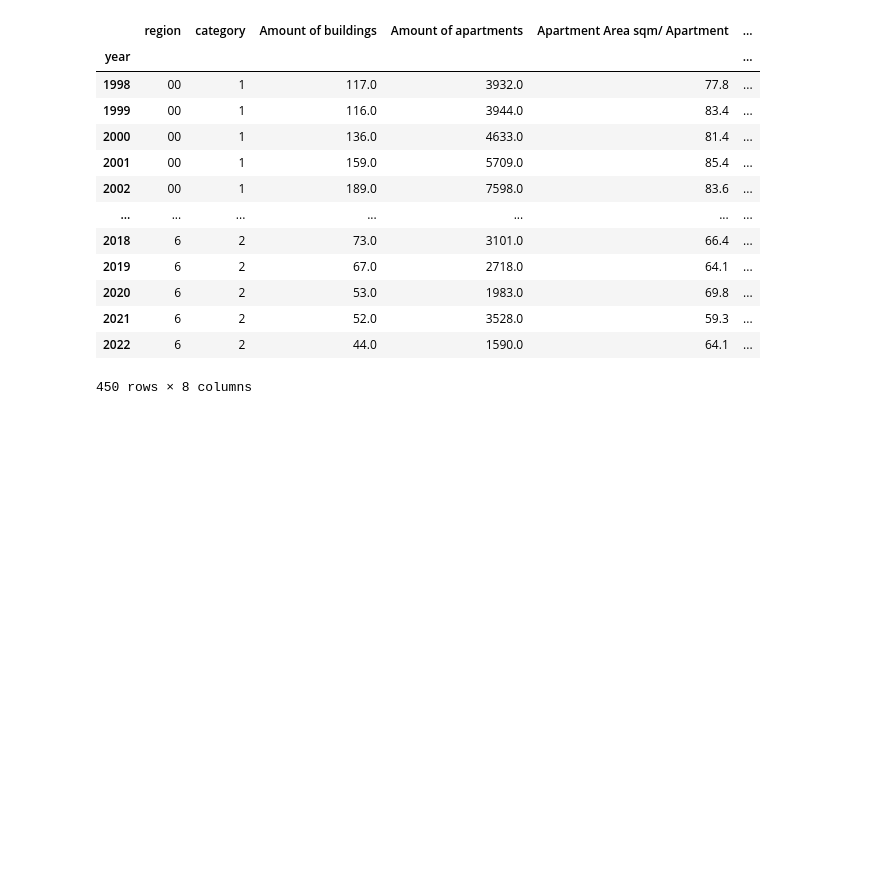
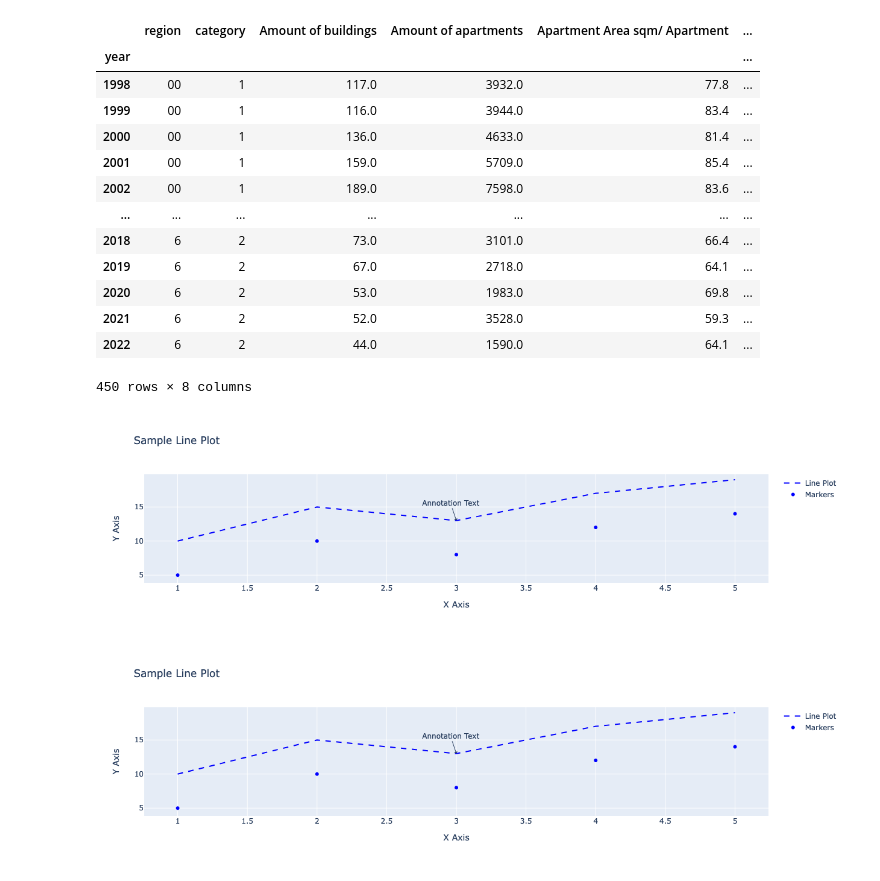
Before and after one commit to Getfader/sweden_stats, a Jupyter notebook: testspace.ipynb, the cells around one changed output. Drawn from its saved outputs; the diff is of its cells as text; code cells hidden in the pictures; blank space fills up the shorter version.

Commit message:
first graph

```diff
--- a/testspace.ipynb
+++ b/testspace.ipynb
@@ -393,3 +394,41 @@ construction_sweden
 | 2021 | 6 | 2 | 52.0 | 3528.0 | 59.3 | ... |
 | 2022 | 6 | 2 | 44.0 | 1590.0 | 64.1 | ... |
 450 rows × 8 columns
+# %%
+
+
+# Sample data
+x = [1, 2, 3, 4, 5]
+y = [10, 15, 13, 17, 19]
+
+# Create a figure
+fig = go.Figure()
+fig.add_trace(go.Scatter(x=x, y=y, mode='lines', name='Line Plot'))
+fig.add_trace(go.Scatter(x=x, y=[v-5 for v in y], mode='markers', name='Markers'))
+
+# Customizations
+fig.update_layout(
+    title='Sample Line Plot',
+    xaxis_title='X Axis',
+    yaxis_title='Y Axis'
+)
+
+fig.update_traces(
+    line=dict(dash='dash', width=2, color='blue')
+)
+
+fig.add_annotation(
+    x=3, y=13,
+    text='Annotation Text',
+    showarrow=True,
+    arrowhead=1
+)
+
+
+fig.show()
+
+# Show the figure
+fig.show()
+# %% [output]
+[figure, added]
+[figure, added]
```
Also changed, not shown: parts of 4 cells of this notebook, 1 other file.
